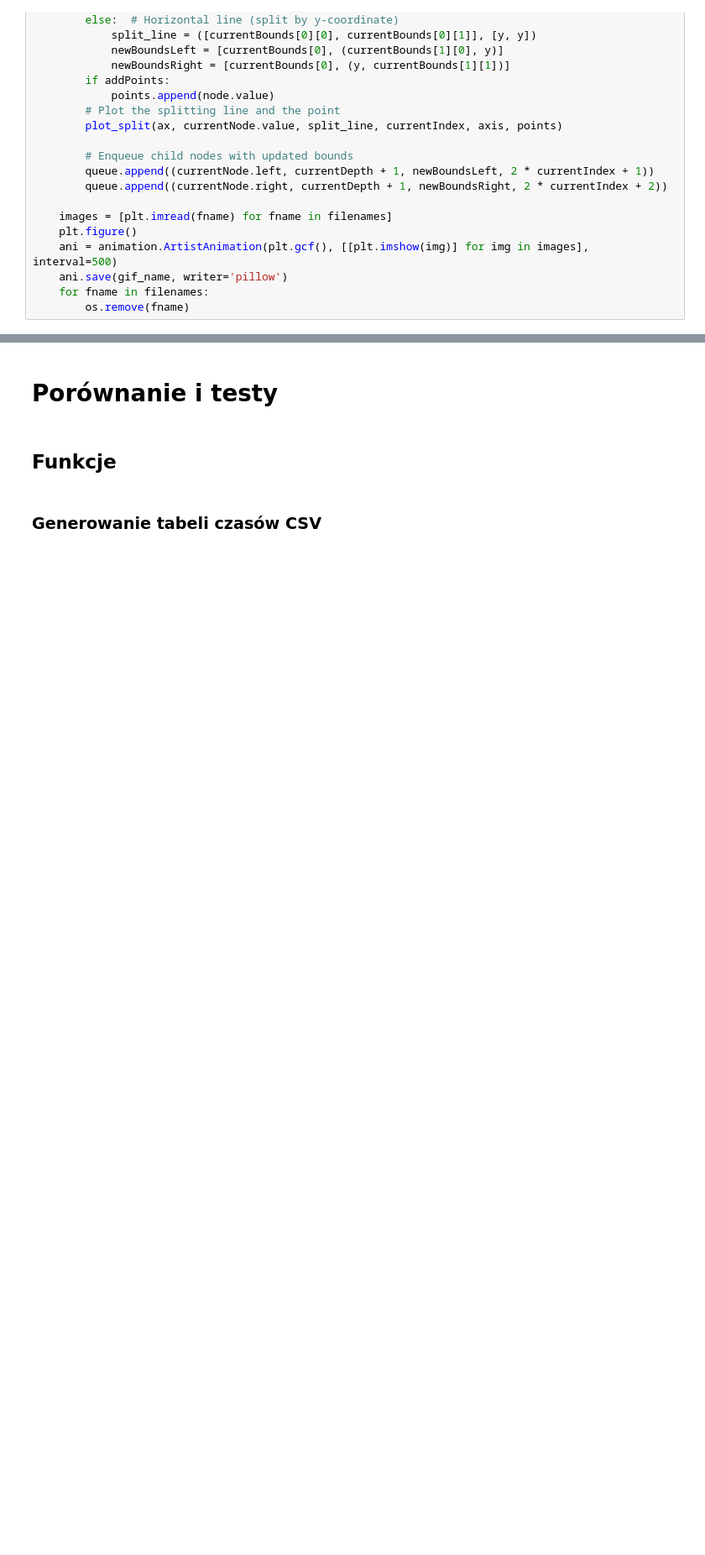
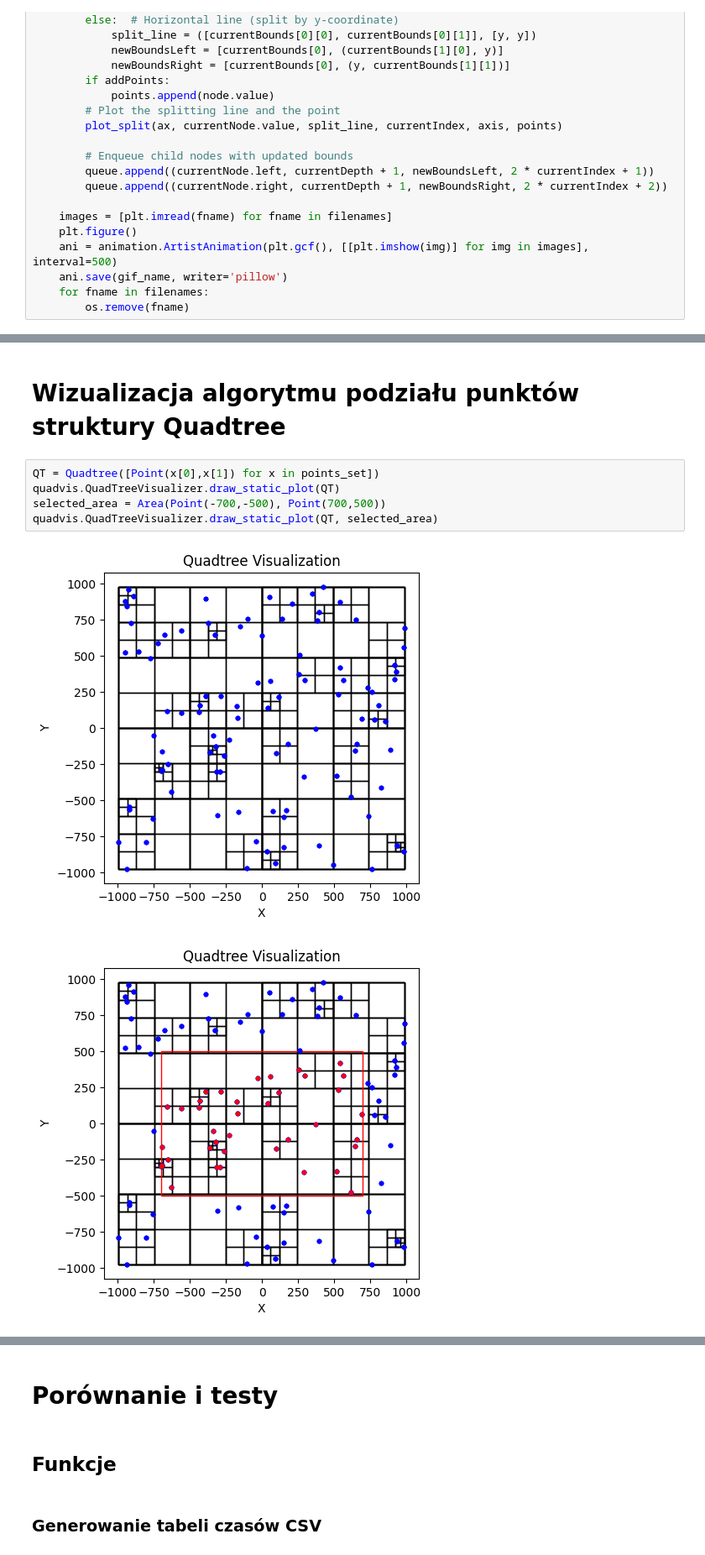
Before and after one commit to Hbrtjm/Geometric_Algorithms_Project, a Jupyter notebook: fornagiel_miklas_projekt.ipynb, the cells around one changed output, grey strips where cells are left out. Shown at 84% size. Drawn from its saved outputs; the diff is of its cells as text; blank space fills up the shorter version.

Commit message:
add introduction and quadtree description

```diff
--- a/fornagiel_miklas_projekt.ipynb
+++ b/fornagiel_miklas_projekt.ipynb
@@ -186,0 +288,10 @@ plot_kdtree_splits_bfs(ax,tree2.root, bounds=initial_bounds,points=points_set)
+# %% [markdown]
+# Wizualizacja algorytmu podziału punktów struktury Quadtree
+# %%
+QT = Quadtree([Point(x[0],x[1]) for x in points_set])
+quadvis.QuadTreeVisualizer.draw_static_plot(QT)
+selected_area = Area(Point(-700,-500), Point(700,500))
+quadvis.QuadTreeVisualizer.draw_static_plot(QT, selected_area)
+# %% [output]
+[figure, added]
+[figure, added]
```
Also changed, not shown: parts of 26 cells of this notebook.
